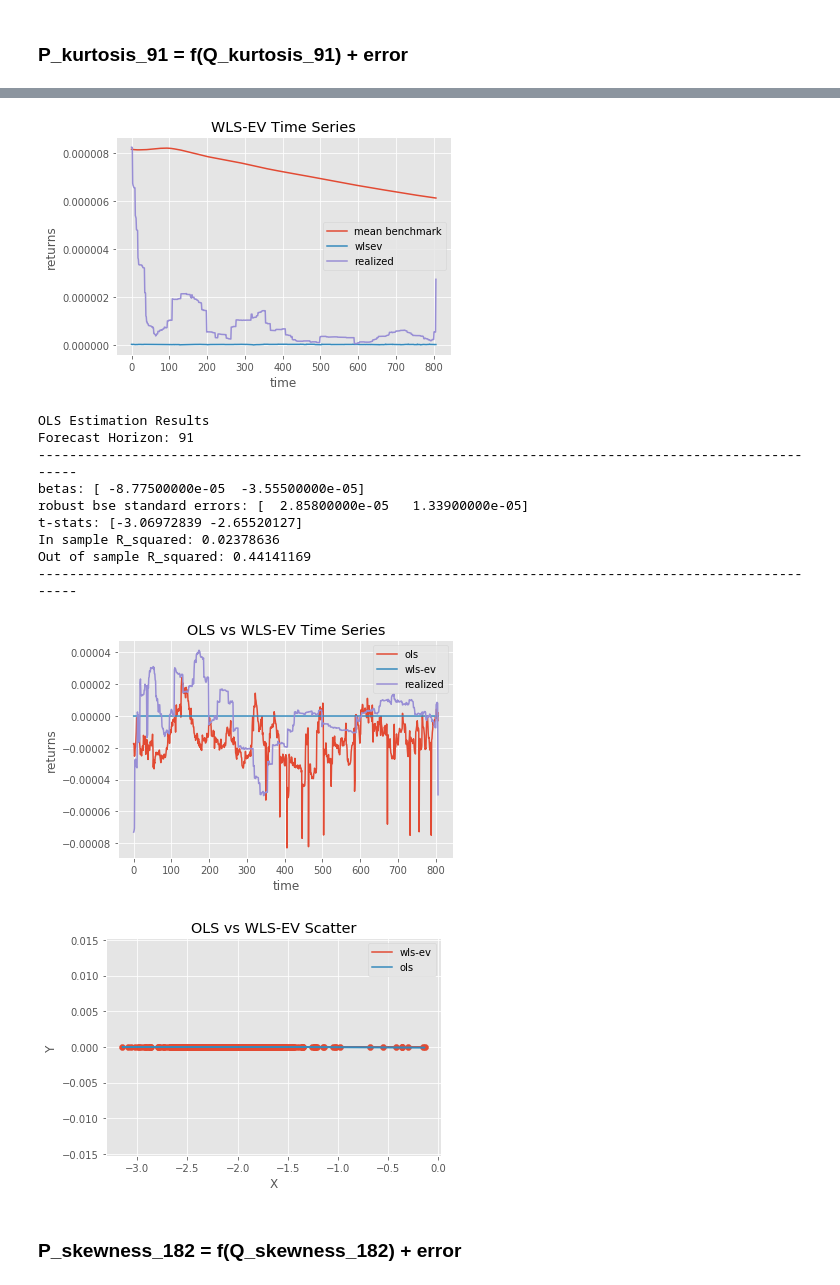
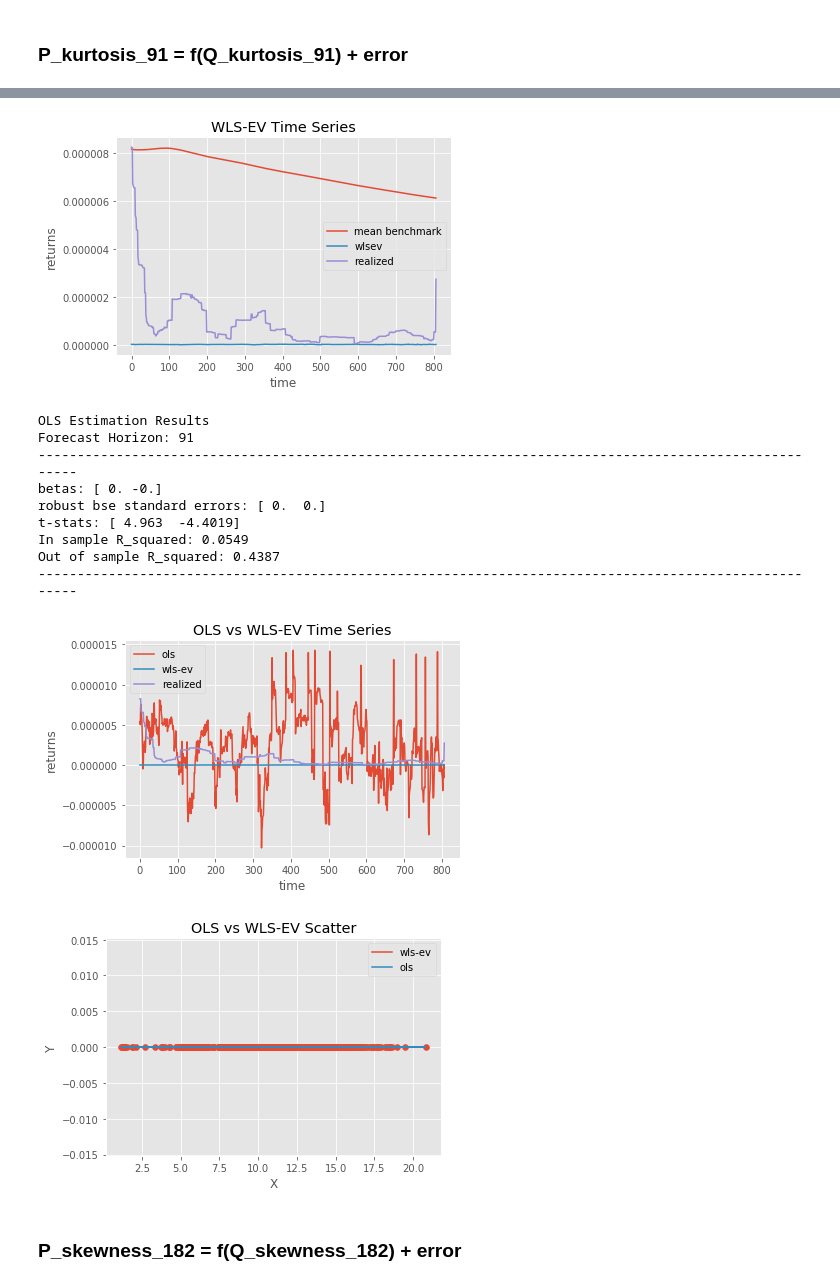
Before and after one commit to tobikuhlmann/robust-linear-forecasting, a Jupyter notebook: wlsev_analysis_new.ipynb, the cells around one changed output, grey strips where cells are left out. Drawn from its saved outputs; the diff is of its cells as text; code cells hidden in the pictures.

```diff
--- a/wlsev_analysis_new.ipynb
+++ b/wlsev_analysis_new.ipynb
@@ -1142,7 +1153,7 @@ wlsev_obj.plot_results()
 X, Y, y_wlsev = wlsev_obj.get_plot_data_wlsev()
 
 # OLS
-ols_obj = OLS_model(data_pq_var['Q_skewness_91'][:-1].as_matrix(), data_pq_var['skewness1'][1:].as_matrix(), forecast_horizon)
+ols_obj = OLS_model(data_pq_var['Q_kurtosis_91'][:-1].as_matrix(), data_pq_var['kurtosis1'][1:].as_matrix(), forecast_horizon)
 ols_obj.fit()
 # OOS evaluation to get Rsquared
 ols_obj.evaluate()
@@ -1169,16 +1180,16 @@ Out of sample R_squared: 0.95656838
 -------------------------------------------------------------------------------------------------------
 [figure]
 OLS Estimation Results
 Forecast Horizon: 91
 -------------------------------------------------------------------------------------------------------
-betas: [ -8.77500000e-05  -3.55500000e-05]
-robust bse standard errors: [  2.85800000e-05   1.33900000e-05]
-t-stats: [-3.06972839 -2.65520127]
-In sample R_squared: 0.02378636
-Out of sample R_squared: 0.44141169
+betas: [ 0. -0.]
+robust bse standard errors: [ 0.  0.]
+t-stats: [ 4.963  -4.4019]
+In sample R_squared: 0.0549
+Out of sample R_squared: 0.4387
 -------------------------------------------------------------------------------------------------------
-[figure, old version]
+[figure, new version]
-[figure, old version]
+[figure, new version]
 # %% [markdown]
 ### P_skewness_182 = f(Q_skewness_182) + error
 # %%
```
Also changed, not shown: parts of 18 cells of this notebook, 3 other files.
